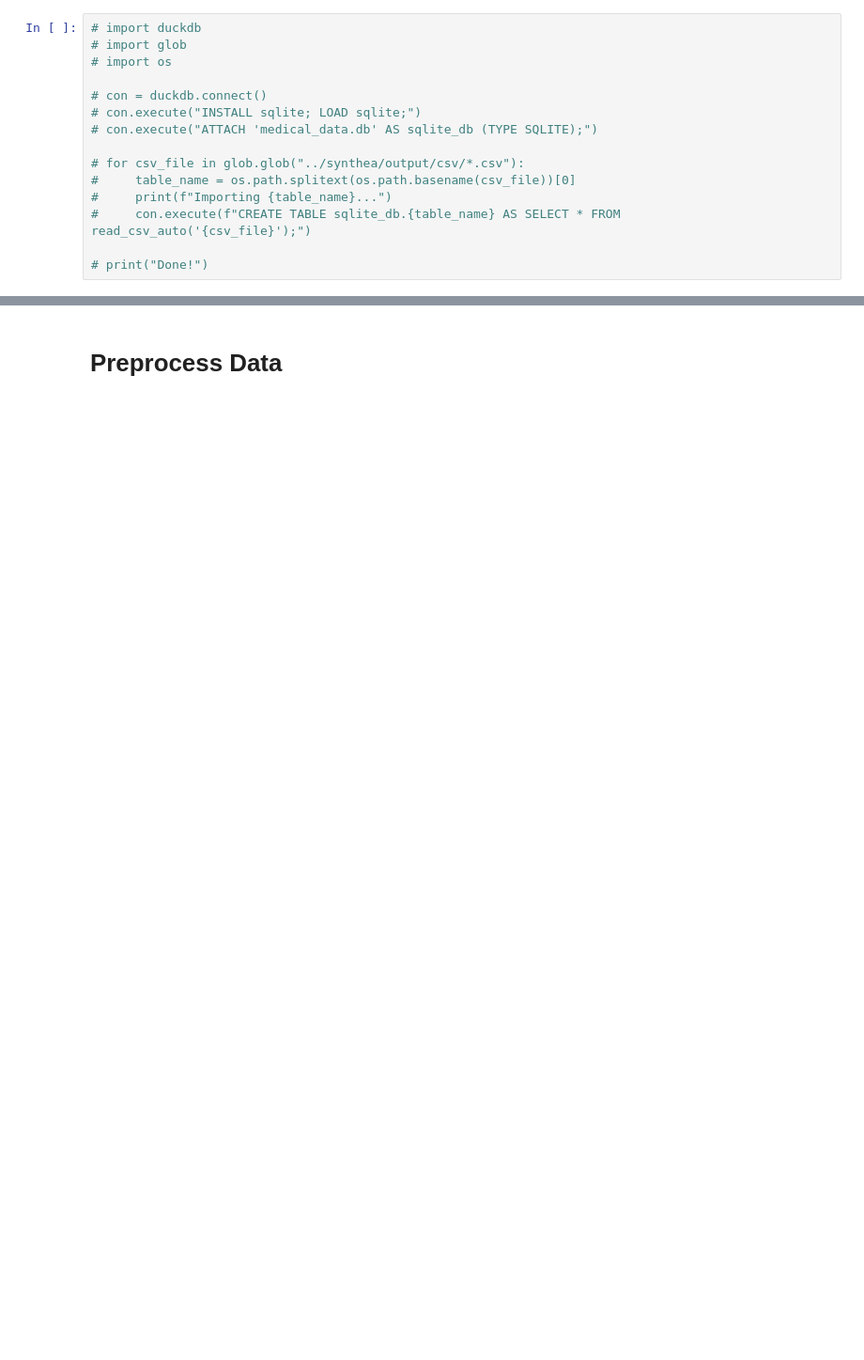
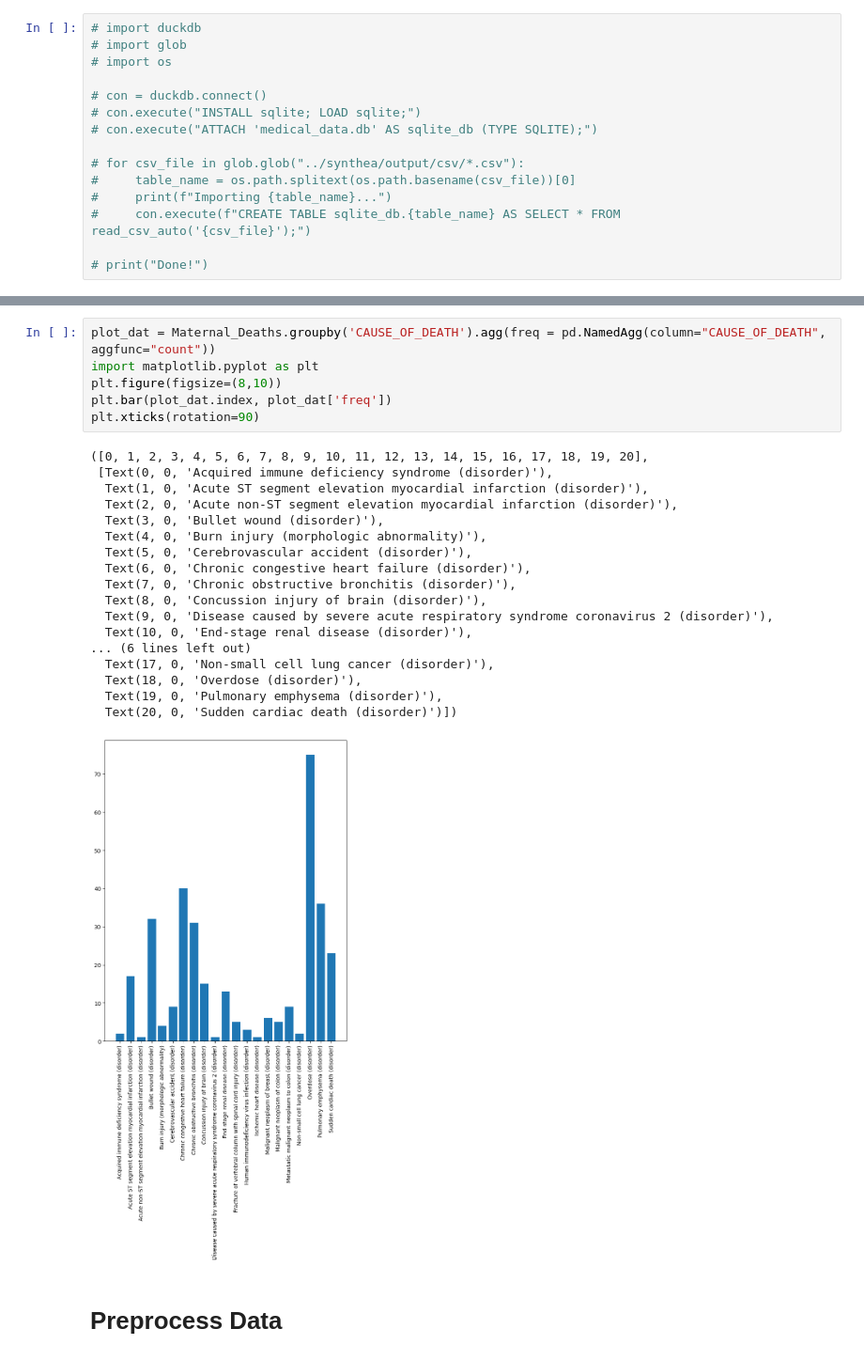
Before and after one commit to et-lang225/Maternal_Mortality, a Jupyter notebook: Execution.ipynb, the cells around one changed output, grey strips where cells are left out. Shown at 94% size. Drawn from its saved outputs; the diff is of its cells as text; blank space fills up the shorter version.

```diff
--- a/Execution.ipynb
+++ b/Execution.ipynb
@@ -90,6 +192,31 @@ LAfemMed['Days_Pregancy_to_Death'] = (LAfemMed['DEATHDATE'] - LAfemMed['PREGNANC
 LAfemMed['Maternal_Mortality'] = np.where(LAfemMed['Days_Pregancy_to_Death'] <= 270+42, 1, 0)
 
 Maternal_Deaths = LAfemMed[LAfemMed['Maternal_Mortality'] == 1]
+# %%
+plot_dat = Maternal_Deaths.groupby('CAUSE_OF_DEATH').agg(freq = pd.NamedAgg(column="CAUSE_OF_DEATH", aggfunc="count"))
+import matplotlib.pyplot as plt
+plt.figure(figsize=(8,10))
+plt.bar(plot_dat.index, plot_dat['freq'])
+plt.xticks(rotation=90)
+# %% [output]
+([0, 1, 2, 3, 4, 5, 6, 7, 8, 9, 10, 11, 12, 13, 14, 15, 16, 17, 18, 19, 20],
+ [Text(0, 0, 'Acquired immune deficiency syndrome (disorder)'),
+  Text(1, 0, 'Acute ST segment elevation myocardial infarction (disorder)'),
+  Text(2, 0, 'Acute non-ST segment elevation myocardial infarction (disorder)'),
+  Text(3, 0, 'Bullet wound (disorder)'),
+  Text(4, 0, 'Burn injury (morphologic abnormality)'),
+  Text(5, 0, 'Cerebrovascular accident (disorder)'),
+  Text(6, 0, 'Chronic congestive heart failure (disorder)'),
+  Text(7, 0, 'Chronic obstructive bronchitis (disorder)'),
+  Text(8, 0, 'Concussion injury of brain (disorder)'),
+  Text(9, 0, 'Disease caused by severe acute respiratory syndrome coronavirus 2 (disorder)'),
+  Text(10, 0, 'End-stage renal disease (disorder)'),
+... (6 lines left out)
+  Text(17, 0, 'Non-small cell lung cancer (disorder)'),
+  Text(18, 0, 'Overdose (disorder)'),
+  Text(19, 0, 'Pulmonary emphysema (disorder)'),
+  Text(20, 0, 'Sudden cardiac death (disorder)')])
+[figure, added]
 # %% [markdown]
 # Preprocess Data
 # %%
```
Also changed, not shown: parts of 5 cells of this notebook.
